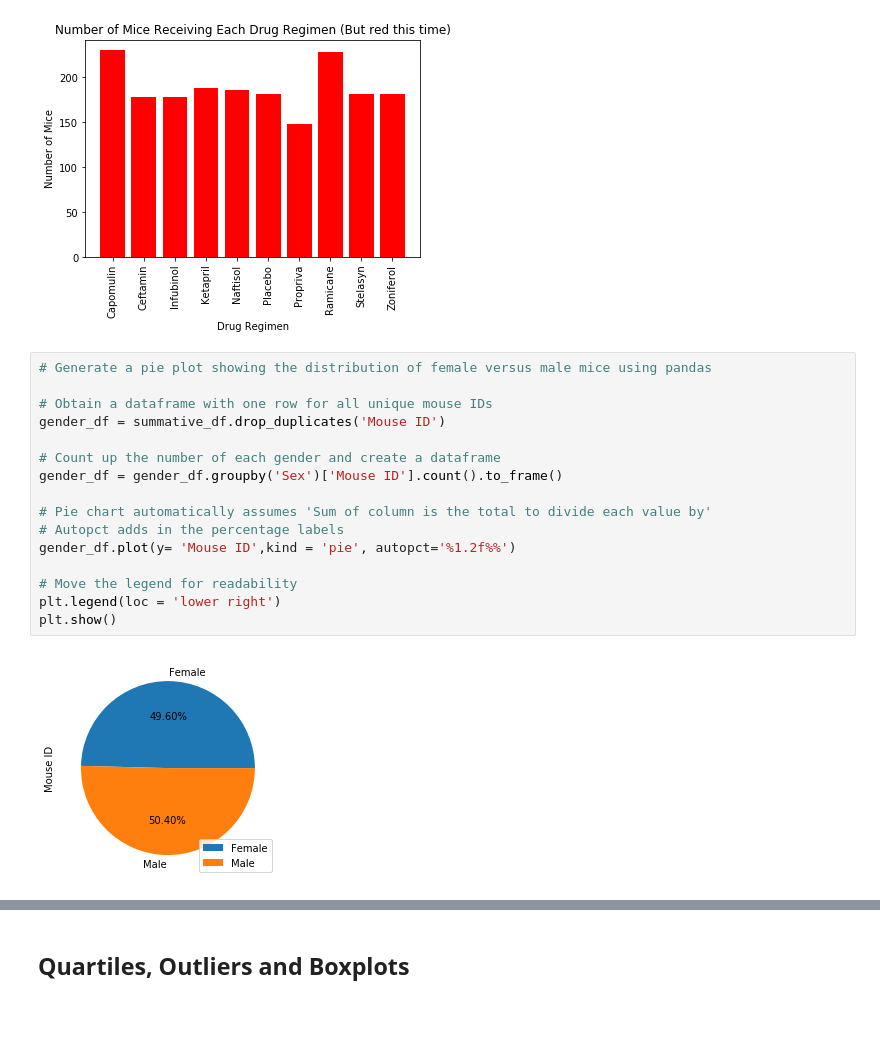
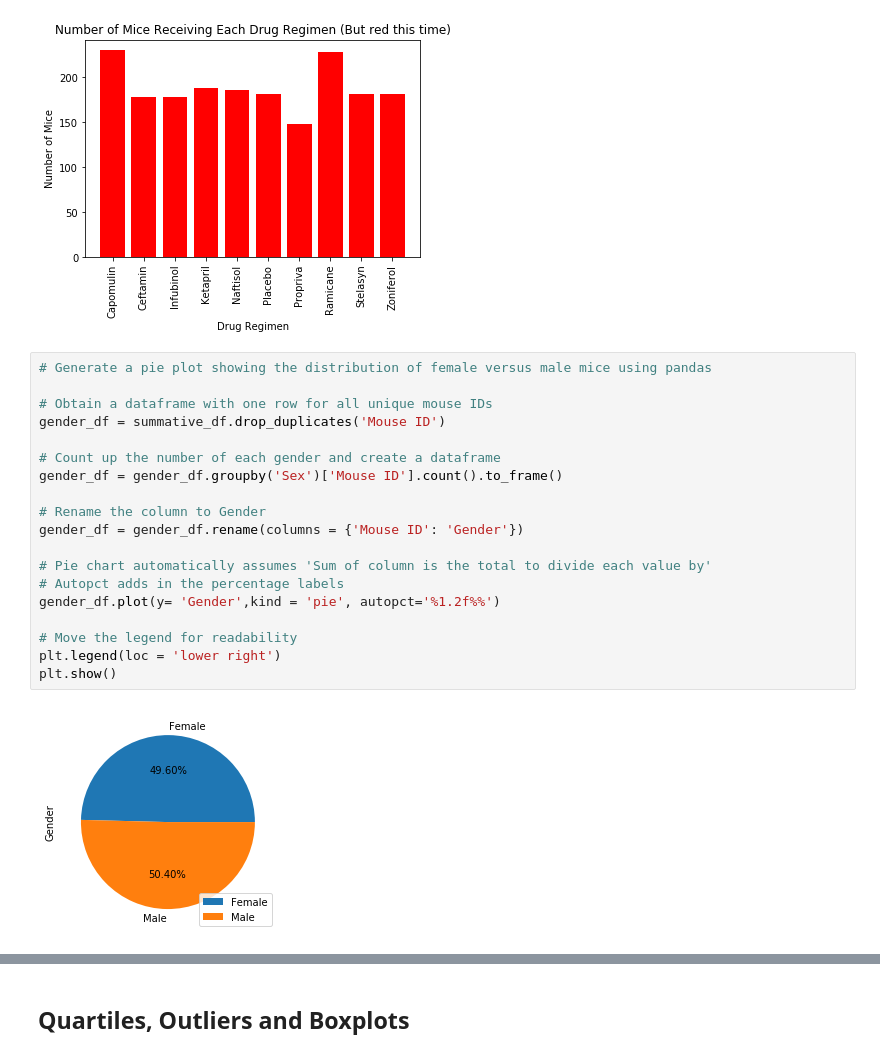
Before and after one commit to mgood13/matplotlib_challenge, a Jupyter notebook: pymaceuticals_starter.ipynb, the cells around one changed output, grey strips where cells are left out. Saved outputs shown, nothing was run; the diff lists cells and outputs as text; blank space fills up the shorter version.

```diff
--- a/pymaceuticals_starter.ipynb
+++ b/pymaceuticals_starter.ipynb
@@ -143,21 +143,24 @@ plt.show()
 # %%
 # Generate a pie plot showing the distribution of female versus male mice using pandas
 
 # Obtain a dataframe with one row for all unique mouse IDs
 gender_df = summative_df.drop_duplicates('Mouse ID')
 
 # Count up the number of each gender and create a dataframe
 gender_df = gender_df.groupby('Sex')['Mouse ID'].count().to_frame()
 
+# Rename the column to Gender
+gender_df = gender_df.rename(columns = {'Mouse ID': 'Gender'})
+
 # Pie chart automatically assumes 'Sum of column is the total to divide each value by'
 # Autopct adds in the percentage labels
-gender_df.plot(y= 'Mouse ID',kind = 'pie', autopct='%1.2f%%')
+gender_df.plot(y= 'Gender',kind = 'pie', autopct='%1.2f%%')
 
 # Move the legend for readability
 plt.legend(loc = 'lower right')
 plt.show()
 # %% [output]
-[figure, old version]
+[figure, new version]
 # %%
 # Generate a pie plot showing the distribution of female versus male mice using pyplot
 
```
Also changed, not shown: parts of 1 cell of this notebook.
